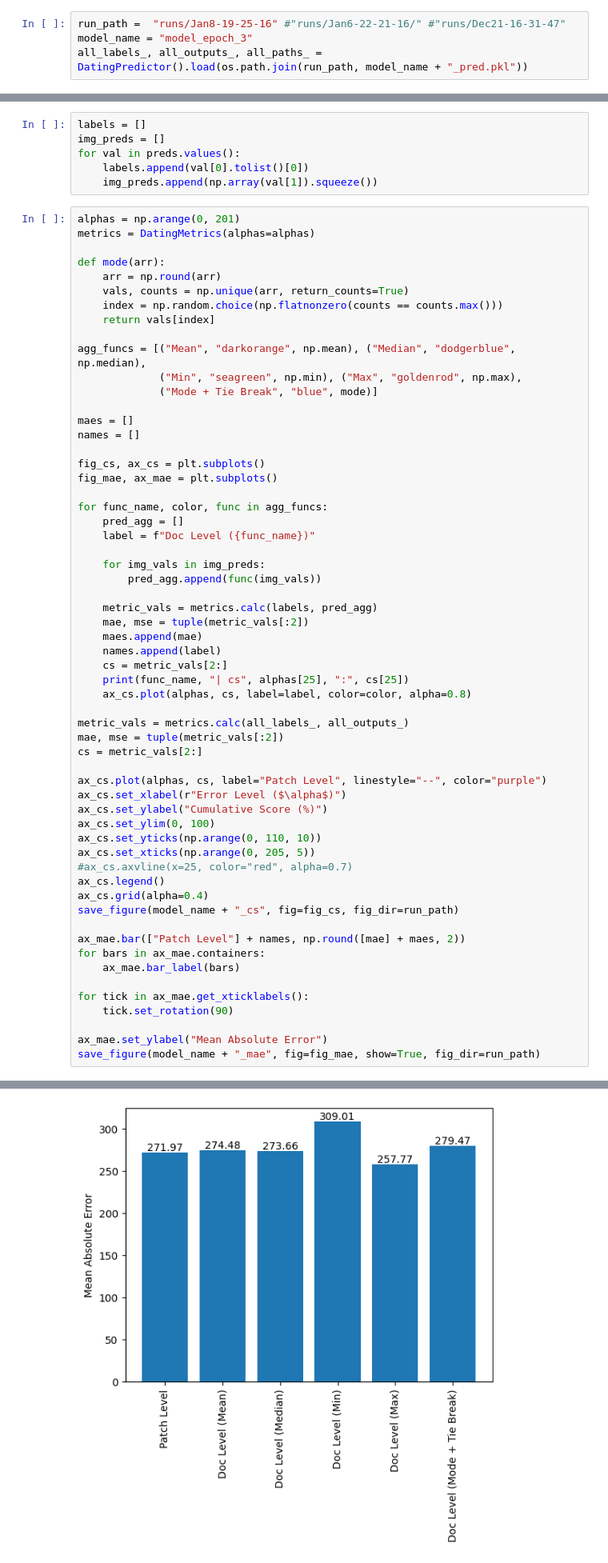
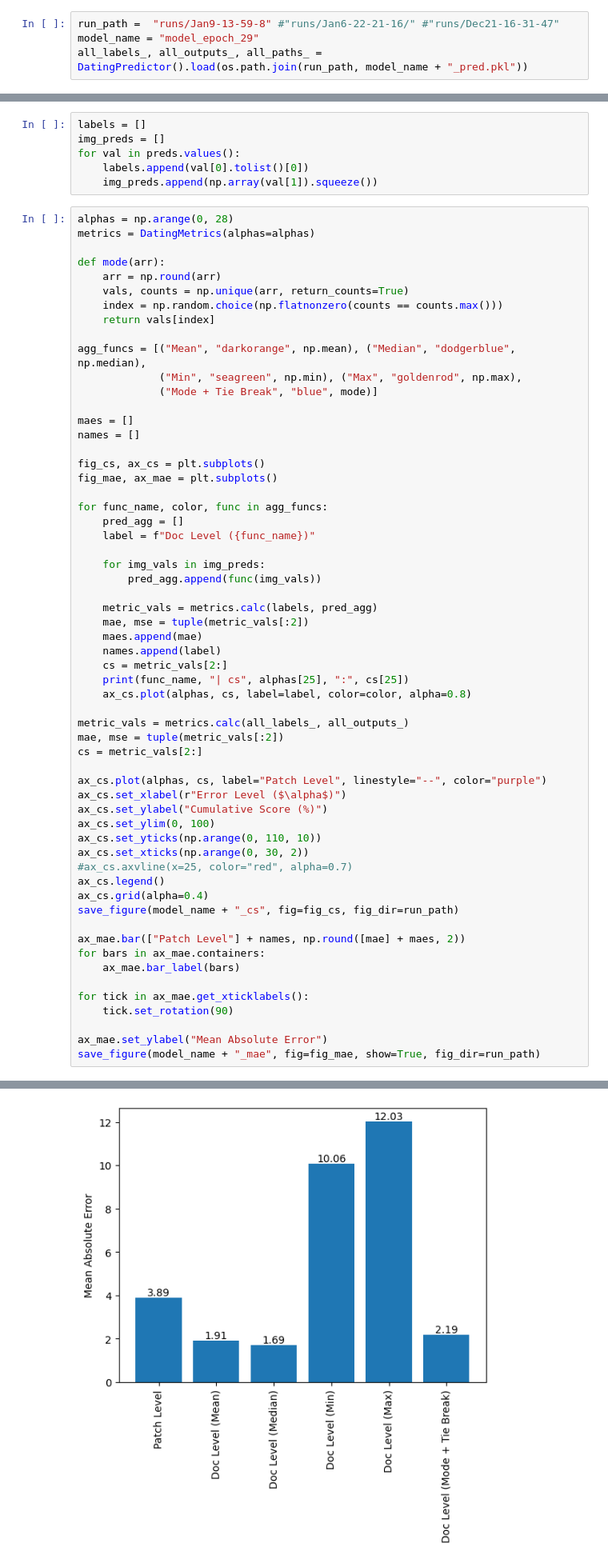
Before and after one commit to NikolaiHerrmann/deep-dating, a Jupyter notebook: src/preds.ipynb, the cells around one changed output, grey strips where cells are left out. Shown at 80% size. Drawn from its saved outputs; the diff is of its cells as text.

```diff
--- a/src/preds.ipynb
+++ b/src/preds.ipynb
@@ -11,6 +9,6 @@ Seed set to 42
 # %%
-run_path =  "runs/Jan8-19-25-16" #"runs/Jan6-22-21-16/" #"runs/Dec21-16-31-47"
-model_name = "model_epoch_3"
+run_path =  "runs/Jan9-13-59-8" #"runs/Jan6-22-21-16/" #"runs/Dec21-16-31-47"
+model_name = "model_epoch_29"
 all_labels_, all_outputs_, all_paths_ = DatingPredictor().load(os.path.join(run_path, model_name + "_pred.pkl"))
 # %%
 preds = {}
@@ -28,7 +26,7 @@ for val in preds.values():
     labels.append(val[0].tolist()[0])
     img_preds.append(np.array(val[1]).squeeze())
 # %%
-alphas = np.arange(0, 201)
+alphas = np.arange(0, 28)
 metrics = DatingMetrics(alphas=alphas)
 
 def mode(arr):
@@ -71,7 +69,7 @@ ax_cs.set_xlabel(r"Error Level ($\alpha$)")
 ax_cs.set_ylabel("Cumulative Score (%)")
 ax_cs.set_ylim(0, 100)
 ax_cs.set_yticks(np.arange(0, 110, 10))
-ax_cs.set_xticks(np.arange(0, 205, 5))
+ax_cs.set_xticks(np.arange(0, 30, 2))
 #ax_cs.axvline(x=25, color="red", alpha=0.7)
 ax_cs.legend()
 ax_cs.grid(alpha=0.4)
@@ -96,4 +94,4 @@ Mode + Tie Break | cs 25 : 5.443548387096774
-[figure, old version]
+[figure, new version]
 # %%
 stds = []
 for img_vals in img_preds:
```
Also changed, not shown: parts of 4 cells of this notebook, 6 other files.
